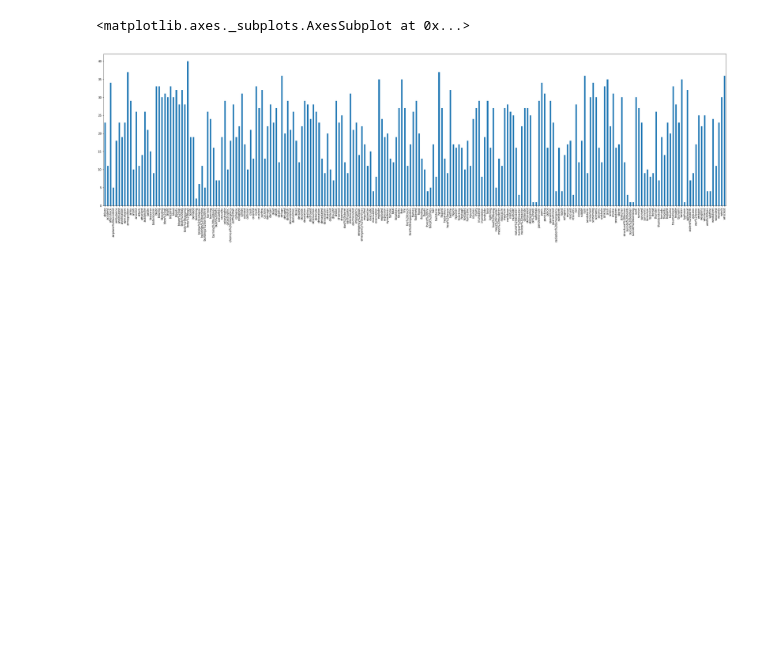
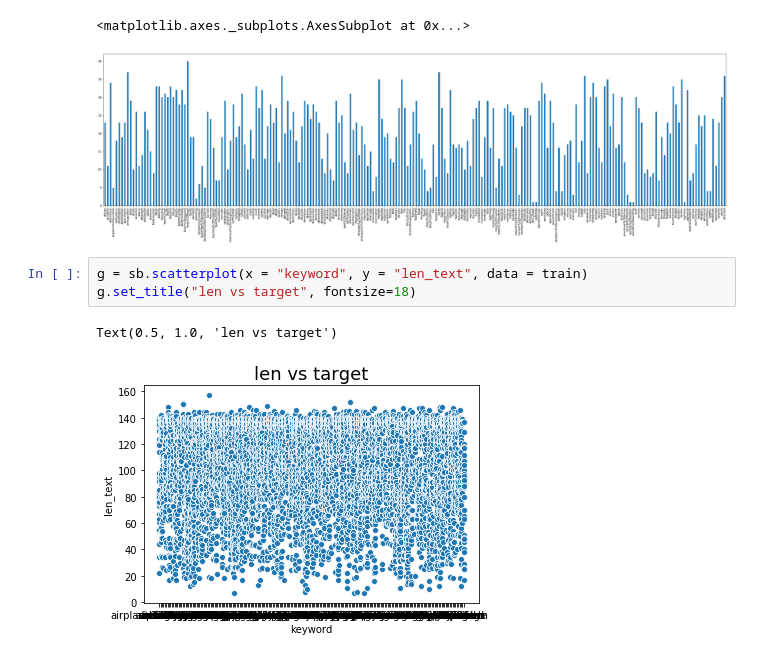
Before and after one commit to pablbob/9558-7506-Data-Hunters, a Jupyter notebook: TP1.ipynb, the cells around one changed output. Drawn from its saved outputs; the diff is of its cells as text; blank space fills up the shorter version.

```diff
--- a/TP1.ipynb
+++ b/TP1.ipynb
@@ -273,3 +293,9 @@ false['keyword'].value_counts().sort_index().plot(kind='bar', figsize=(40,10))
 # %% [output]
 <matplotlib.axes._subplots.AxesSubplot at 0x...>
 [figure]
+# %%
+g = sb.scatterplot(x = "keyword", y = "len_text", data = train)
+g.set_title("len vs target", fontsize=18)
+# %% [output]
+Text(0.5, 1.0, 'len vs target')
+[figure, added]
```
Also changed, not shown: parts of 10 cells of this notebook.
